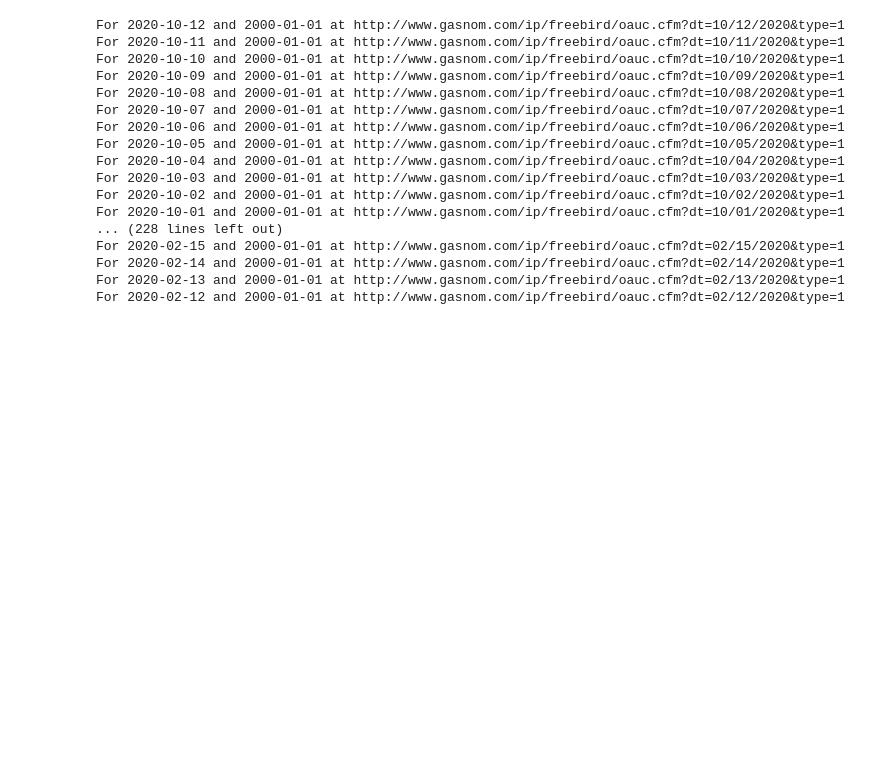
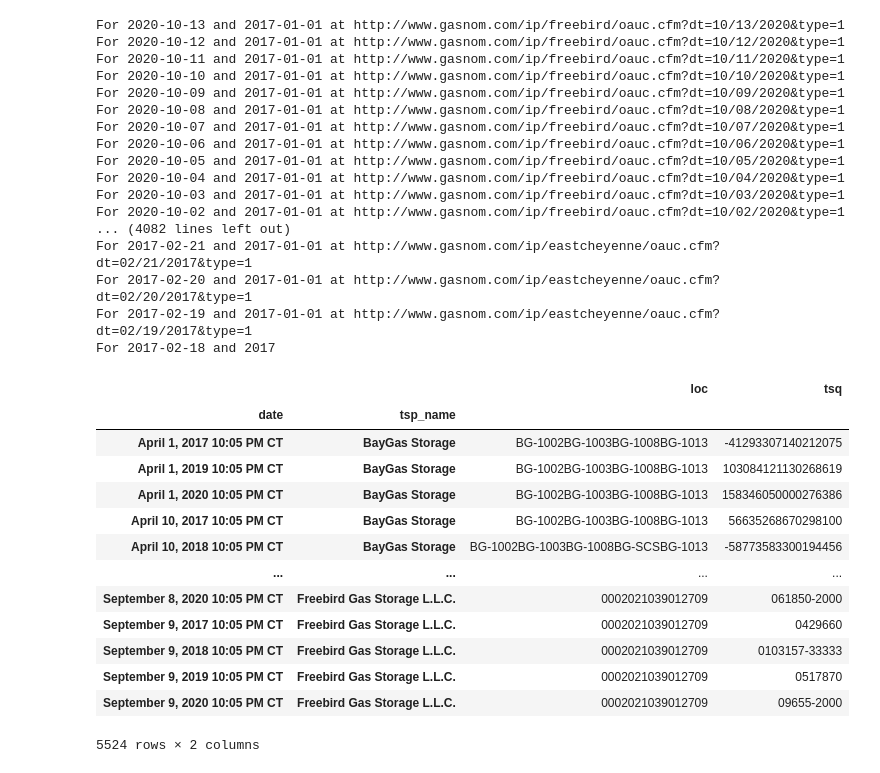
Before and after one commit to DerekHLeckner/Project-3, a Jupyter notebook: Derek/Scraper/scrapebook.ipynb, the cells around one changed output. Saved outputs shown, nothing was run; the diff lists cells and outputs as text; code cells hidden in the pictures; blank space fills up the shorter version.

```diff
--- a/Derek/Scraper/scrapebook.ipynb
+++ b/Derek/Scraper/scrapebook.ipynb
@@ -22,11 +22,13 @@ browser = Browser('chrome', **executable_path, headless=False)
 # start_date
 # %%
 # define the url and visit it with browser
+column_names =['date','tsp_name',"loc","tsq"]
 storage_names = ['freebird', 'baygas','eastcheyenne', 'caledonia']
 start_date = datetime.datetime.today().strftime("%m/%d/%Y")
 start_date = datetime.datetime.strptime(start_date, "%m/%d/%Y").date()
-end_date = datetime.date(2000,1,1)
+end_date = datetime.date(2017,1,1)
 delta = datetime.timedelta(days=-1)
+storage_df = pd.DataFrame(columns=column_names)
 
 data_frame_list = []
 for name in storage_names:
@@ -59,25 +61,26 @@ for name in storage_names:
             storage_cl2.insert(0, 'date', posting_date)
             storage_cl2.insert(1, 'tsp_name', tsp_name)
             time.sleep(3)
+            storage_df = storage_df.append(storage_cl2)
             start_date += delta
         except:
             print("No more data to be had")
             break
 # %% [output]
-For 2020-10-12 and 2000-01-01 at http://www.gasnom.com/ip/freebird/oauc.cfm?dt=10/12/2020&type=1
-For 2020-10-11 and 2000-01-01 at http://www.gasnom.com/ip/freebird/oauc.cfm?dt=10/11/2020&type=1
-For 2020-10-10 and 2000-01-01 at http://www.gasnom.com/ip/freebird/oauc.cfm?dt=10/10/2020&type=1
-For 2020-10-09 and 2000-01-01 at http://www.gasnom.com/ip/freebird/oauc.cfm?dt=10/09/2020&type=1
-For 2020-10-08 and 2000-01-01 at http://www.gasnom.com/ip/freebird/oauc.cfm?dt=10/08/2020&type=1
-For 2020-10-07 and 2000-01-01 at http://www.gasnom.com/ip/freebird/oauc.cfm?dt=10/07/2020&type=1
-For 2020-10-06 and 2000-01-01 at http://www.gasnom.com/ip/freebird/oauc.cfm?dt=10/06/2020&type=1
-For 2020-10-05 and 2000-01-01 at http://www.gasnom.com/ip/freebird/oauc.cfm?dt=10/05/2020&type=1
-For 2020-10-04 and 2000-01-01 at http://www.gasnom.com/ip/freebird/oauc.cfm?dt=10/04/2020&type=1
-For 2020-10-03 and 2000-01-01 at http://www.gasnom.com/ip/freebird/oauc.cfm?dt=10/03/2020&type=1
-For 2020-10-02 and 2000-01-01 at http://www.gasnom.com/ip/freebird/oauc.cfm?dt=10/02/2020&type=1
-For 2020-10-01 and 2000-01-01 at http://www.gasnom.com/ip/freebird/oauc.cfm?dt=10/01/2020&type=1
-... (228 lines left out)
-For 2020-02-15 and 2000-01-01 at http://www.gasnom.com/ip/freebird/oauc.cfm?dt=02/15/2020&type=1
-For 2020-02-14 and 2000-01-01 at http://www.gasnom.com/ip/freebird/oauc.cfm?dt=02/14/2020&type=1
-For 2020-02-13 and 2000-01-01 at http://www.gasnom.com/ip/freebird/oauc.cfm?dt=02/13/2020&type=1
-For 2020-02-12 and 2000-01-01 at http://www.gasnom.com/ip/freebird/oauc.cfm?dt=02/12/2020&type=1
+For 2020-10-13 and 2017-01-01 at http://www.gasnom.com/ip/freebird/oauc.cfm?dt=10/13/2020&type=1
+For 2020-10-12 and 2017-01-01 at http://www.gasnom.com/ip/freebird/oauc.cfm?dt=10/12/2020&type=1
+For 2020-10-11 and 2017-01-01 at http://www.gasnom.com/ip/freebird/oauc.cfm?dt=10/11/2020&type=1
+For 2020-10-10 and 2017-01-01 at http://www.gasnom.com/ip/freebird/oauc.cfm?dt=10/10/2020&type=1
+For 2020-10-09 and 2017-01-01 at http://www.gasnom.com/ip/freebird/oauc.cfm?dt=10/09/2020&type=1
+For 2020-10-08 and 2017-01-01 at http://www.gasnom.com/ip/freebird/oauc.cfm?dt=10/08/2020&type=1
+For 2020-10-07 and 2017-01-01 at http://www.gasnom.com/ip/freebird/oauc.cfm?dt=10/07/2020&type=1
+For 2020-10-06 and 2017-01-01 at http://www.gasnom.com/ip/freebird/oauc.cfm?dt=10/06/2020&type=1
+For 2020-10-05 and 2017-01-01 at http://www.gasnom.com/ip/freebird/oauc.cfm?dt=10/05/2020&type=1
+For 2020-10-04 and 2017-01-01 at http://www.gasnom.com/ip/freebird/oauc.cfm?dt=10/04/2020&type=1
+For 2020-10-03 and 2017-01-01 at http://www.gasnom.com/ip/freebird/oauc.cfm?dt=10/03/2020&type=1
+For 2020-10-02 and 2017-01-01 at http://www.gasnom.com/ip/freebird/oauc.cfm?dt=10/02/2020&type=1
+... (4082 lines left out)
+For 2017-02-21 and 2017-01-01 at http://www.gasnom.com/ip/eastcheyenne/oauc.cfm?dt=02/21/2017&type=1
+For 2017-02-20 and 2017-01-01 at http://www.gasnom.com/ip/eastcheyenne/oauc.cfm?dt=02/20/2017&type=1
+For 2017-02-19 and 2017-01-01 at http://www.gasnom.com/ip/eastcheyenne/oauc.cfm?dt=02/19/2017&type=1
+For 2017-02-18 and 2017
@@ -96,0 +89,18 @@ For 2020-02-12 and 2000-01-01 at http://www.gasnom.com/ip/freebird/oauc.cfm?dt=0
+# %%
+grouped_by_df = storage_df.groupby(['date','tsp_name']).sum()
+grouped_by_df.sort_values(by=['tsp_name','date'])
+# %% [output]
+|  |  | loc | tsq |
+| date | tsp_name |  |  |
+| April 1, 2017 10:05 PM CT | BayGas Storage | BG-1002BG-1003BG-1008BG-1013 | -41293307140212075 |
+| April 1, 2019 10:05 PM CT | BayGas Storage | BG-1002BG-1003BG-1008BG-1013 | 103084121130268619 |
+| April 1, 2020 10:05 PM CT | BayGas Storage | BG-1002BG-1003BG-1008BG-1013 | 158346050000276386 |
+| April 10, 2017 10:05 PM CT | BayGas Storage | BG-1002BG-1003BG-1008BG-1013 | 56635268670298100 |
+| April 10, 2018 10:05 PM CT | BayGas Storage | BG-1002BG-1003BG-1008BG-SCSBG-1013 | -58773583300194456 |
+| ... | ... | ... | ... |
+| September 8, 2020 10:05 PM CT | Freebird Gas Storage L.L.C. | 0002021039012709 | 061850-2000 |
+| September 9, 2017 10:05 PM CT | Freebird Gas Storage L.L.C. | 0002021039012709 | 0429660 |
+| September 9, 2018 10:05 PM CT | Freebird Gas Storage L.L.C. | 0002021039012709 | 0103157-33333 |
+| September 9, 2019 10:05 PM CT | Freebird Gas Storage L.L.C. | 0002021039012709 | 0517870 |
+| September 9, 2020 10:05 PM CT | Freebird Gas Storage L.L.C. | 0002021039012709 | 09655-2000 |
+5524 rows × 2 columns
```
Also changed, not shown: parts of 4 cells of this notebook, 2 other files.
